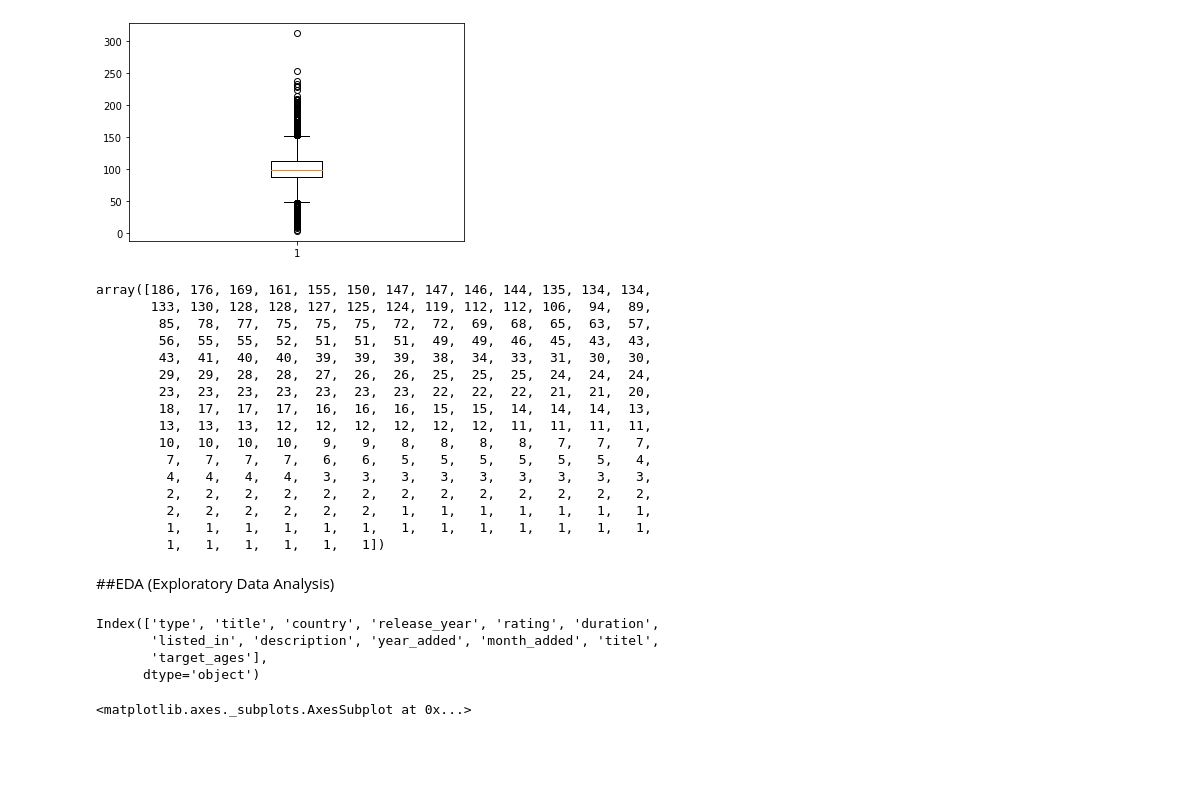
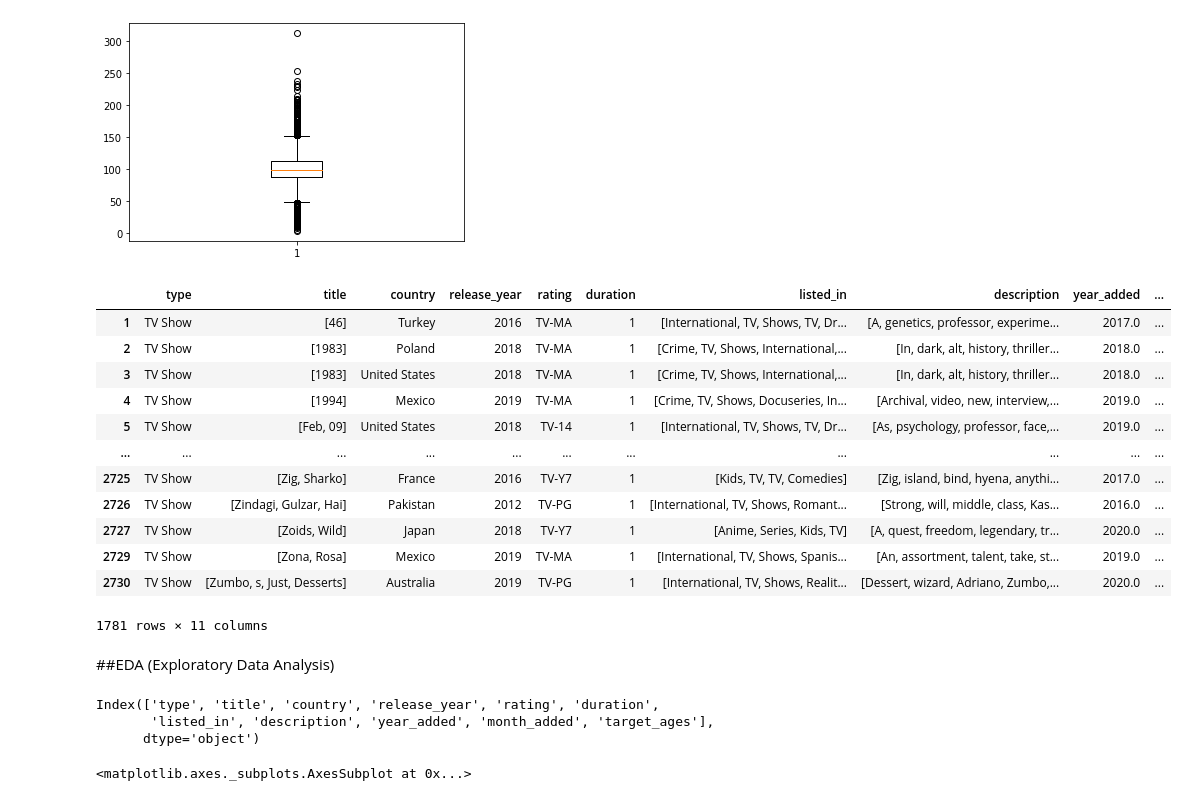
Before and after one commit to gauriagarwal18/NETFLIX_MOVIES_AND_TV_SHOWS_CLUSTERING, a Jupyter notebook: Netflix_Movies_And_Tv_Shows_Clustering_.ipynb, the cells around one changed output. Drawn from its saved outputs; the diff is of its cells as text; code cells hidden in the pictures; blank space fills up the shorter version.

```diff
--- a/Netflix_Movies_And_Tv_Shows_Clustering_.ipynb
+++ b/Netflix_Movies_And_Tv_Shows_Clustering_.ipynb
@@ -583,7 +583,7 @@ def remove_punctuations(text):
   #i want to preserve only alphabets and numbers
   alpha_num=list(string. ascii_lowercase)
   alpha_num.extend(string. ascii_uppercase)
-  alpha_num.extend(list(range(0,10)))
+  alpha_num.extend([str(x) for x in list(range(0,10))])
 
 
   #i will also prserve full stop and spaces, to marks the end of sentences and words respectively
@@ -657,7 +657,7 @@ def nlp_of_text(text):
 # %% [markdown]
 ###Title
 # %%
-netflix["titel"]=[nlp_of_text(x) for x in netflix["title"]]
+netflix["title"]=[nlp_of_text(x) for x in netflix["title"]]
 # %% [markdown]
 ###Country
 # %%
@@ -818,32 +818,28 @@ plt.boxplot(netflix[netflix["type"]=="Movie"]["duration"])
  'means': []}
 [figure]
 # %%
-netflix[netflix["type"]=="Movie"]["duration"].value_counts().values
+netflix[netflix["duration"]==1]#["duration"].value_counts().values
 # %% [output]
+|  | type | title | country | release_year | rating | duration | listed_in | description | year_added | ... |
+| 1 | TV Show | [46] | Turkey | 2016 | TV-MA | 1 | [International, TV, Shows, TV, Dr... | [A, genetics, professor, experime... | 2017.0 | ... |
+| 2 | TV Show | [1983] | Poland | 2018 | TV-MA | 1 | [Crime, TV, Shows, International,... | [In, dark, alt, history, thriller... | 2018.0 | ... |
+| 3 | TV Show | [1983] | United States | 2018 | TV-MA | 1 | [Crime, TV, Shows, International,... | [In, dark, alt, history, thriller... | 2018.0 | ... |
+| 4 | TV Show | [1994] | Mexico | 2019 | TV-MA | 1 | [Crime, TV, Shows, Docuseries, In... | [Archival, video, new, interview,... | 2019.0 | ... |
+| 5 | TV Show | [Feb, 09] | United States | 2018 | TV-14 | 1 | [International, TV, Shows, TV, Dr... | [As, psychology, professor, face,... | 2019.0 | ... |
+| ... | ... | ... | ... | ... | ... | ... | ... | ... | ... | ... |
+| 2725 | TV Show | [Zig, Sharko] | France | 2016 | TV-Y7 | 1 | [Kids, TV, TV, Comedies] | [Zig, island, bind, hyena, anythi... | 2017.0 | ... |
+| 2726 | TV Show | [Zindagi, Gulzar, Hai] | Pakistan | 2012 | TV-PG | 1 | [International, TV, Shows, Romant... | [Strong, will, middle, class, Kas... | 2016.0 | ... |
+| 2727 | TV Show | [Zoids, Wild] | Japan | 2018 | TV-Y7 | 1 | [Anime, Series, Kids, TV] | [A, quest, freedom, legendary, tr... | 2020.0 | ... |
+| 2729 | TV Show | [Zona, Rosa] | Mexico | 2019 | TV-MA | 1 | [International, TV, Shows, Spanis... | [An, assortment, talent, take, st... | 2019.0 | ... |
+| 2730 | TV Show | [Zumbo, s, Just, Desserts] | Australia | 2019 | TV-PG | 1 | [International, TV, Shows, Realit... | [Dessert, wizard, Adriano, Zumbo,... | 2020.0 | ... |
-array([186, 176, 169, 161, 155, 150, 147, 147, 146, 144, 135, 134, 134,
-       133, 130, 128, 128, 127, 125, 124, 119, 112, 112, 106,  94,  89,
-        85,  78,  77,  75,  75,  75,  72,  72,  69,  68,  65,  63,  57,
-        56,  55,  55,  52,  51,  51,  51,  49,  49,  46,  45,  43,  43,
-        43,  41,  40,  40,  39,  39,  39,  38,  34,  33,  31,  30,  30,
-        29,  29,  28,  28,  27,  26,  26,  25,  25,  25,  24,  24,  24,
-        23,  23,  23,  23,  23,  23,  23,  22,  22,  22,  21,  21,  20,
-        18,  17,  17,  17,  16,  16,  16,  15,  15,  14,  14,  14,  13,
-        13,  13,  13,  12,  12,  12,  12,  12,  12,  11,  11,  11,  11,
-        10,  10,  10,  10,   9,   9,   8,   8,   8,   8,   7,   7,   7,
-         7,   7,   7,   7,   6,   6,   5,   5,   5,   5,   5,   5,   4,
-         4,   4,   4,   4,   3,   3,   3,   3,   3,   3,   3,   3,   3,
-         2,   2,   2,   2,   2,   2,   2,   2,   2,   2,   2,   2,   2,
-         2,   2,   2,   2,   2,   2,   1,   1,   1,   1,   1,   1,   1,
-         1,   1,   1,   1,   1,   1,   1,   1,   1,   1,   1,   1,   1,
-         1,   1,   1,   1,   1,   1])
+1781 rows × 11 columns
 # %% [markdown]
 ##EDA (Exploratory Data Analysis)
 # %%
 netflix.columns
 # %% [output]
 Index(['type', 'title', 'country', 'release_year', 'rating', 'duration',
-       'listed_in', 'description', 'year_added', 'month_added', 'titel',
-       'target_ages'],
+       'listed_in', 'description', 'year_added', 'month_added', 'target_ages'],
       dtype='object')
 # %%
 #duration vs target ages
```
Also changed, not shown: parts of 1 cell of this notebook.
